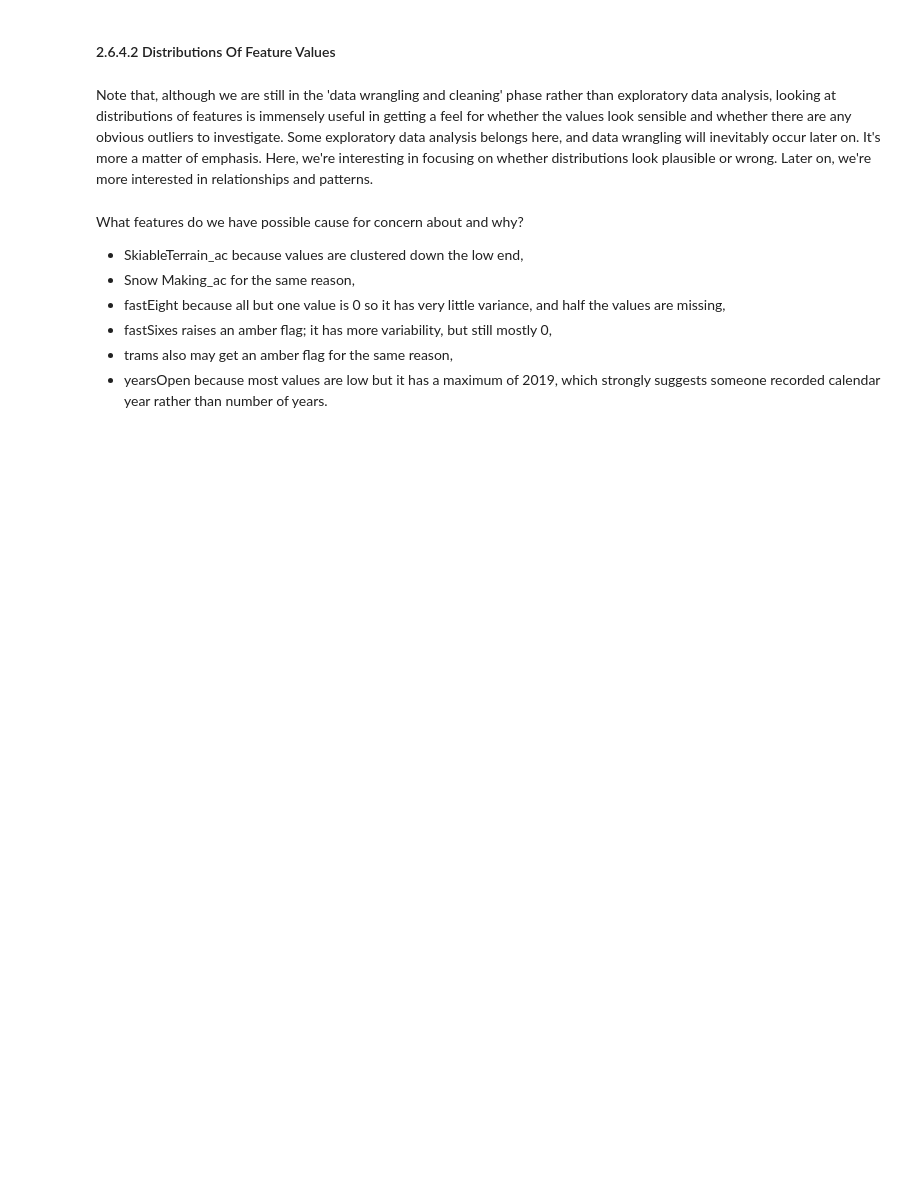
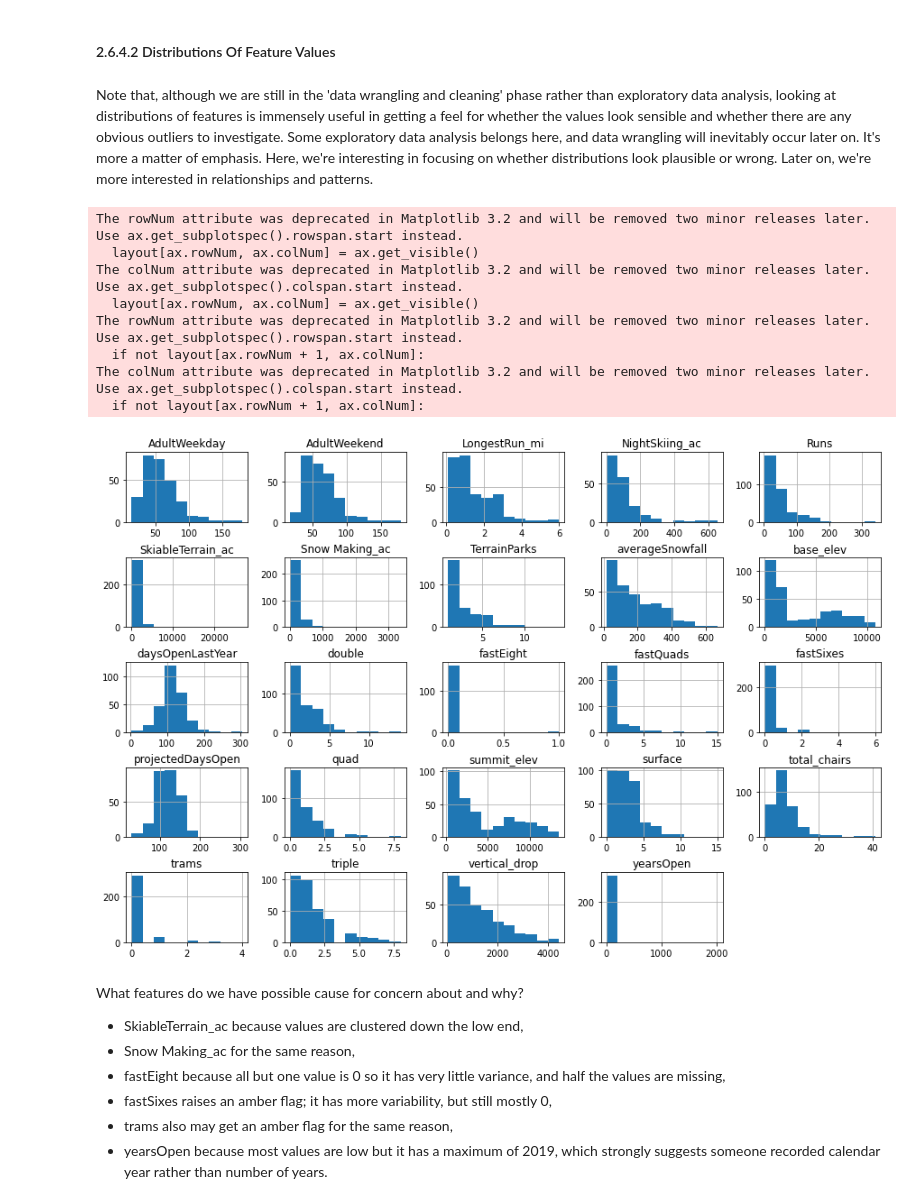
Before and after one commit to admveen/BigMountainSkiing, a Jupyter notebook: Notebooks/02_data_wrangling.ipynb, the cells around one changed output. Saved outputs shown, nothing was run; the diff lists cells and outputs as text; code cells hidden in the pictures; blank space fills up the shorter version.

```diff
--- a/Notebooks/02_data_wrangling.ipynb
+++ b/Notebooks/02_data_wrangling.ipynb
@@ -405,12 +613,22 @@ Note that, although we are still in the 'data wrangling and cleaning' phase rath
 # %%
 #Code task 18#
 #Call ski_data's `hist` method to plot histograms of each of the numeric features
 #Try passing it an argument figsize=(15,10)
 #Try calling plt.subplots_adjust() with an argument hspace=0.5 to adjust the spacing
 #It's important you create legible and easy-to-read plots
-ski_data.___(___)
-#plt.subplots_adjust(hspace=___);
+ski_data.hist(figsize=(15,10))
+plt.subplots_adjust(hspace=0.5);
 #Hint: notice how the terminating ';' "swallows" some messy output and leads to a tidier notebook
+# %% [output]
+The rowNum attribute was deprecated in Matplotlib 3.2 and will be removed two minor releases later. Use ax.get_subplotspec().rowspan.start instead.
+  layout[ax.rowNum, ax.colNum] = ax.get_visible()
+The colNum attribute was deprecated in Matplotlib 3.2 and will be removed two minor releases later. Use ax.get_subplotspec().colspan.start instead.
+  layout[ax.rowNum, ax.colNum] = ax.get_visible()
+The rowNum attribute was deprecated in Matplotlib 3.2 and will be removed two minor releases later. Use ax.get_subplotspec().rowspan.start instead.
+  if not layout[ax.rowNum + 1, ax.colNum]:
+The colNum attribute was deprecated in Matplotlib 3.2 and will be removed two minor releases later. Use ax.get_subplotspec().colspan.start instead.
+  if not layout[ax.rowNum + 1, ax.colNum]:
+[figure, added]
 # %% [markdown]
 What features do we have possible cause for concern about and why?
 
```
Also changed, not shown: parts of 69 cells of this notebook.
